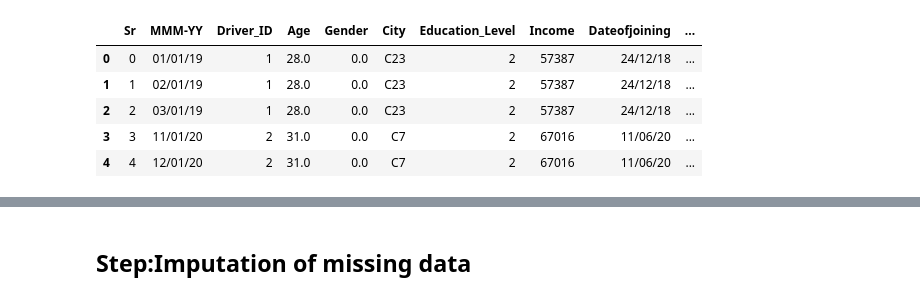
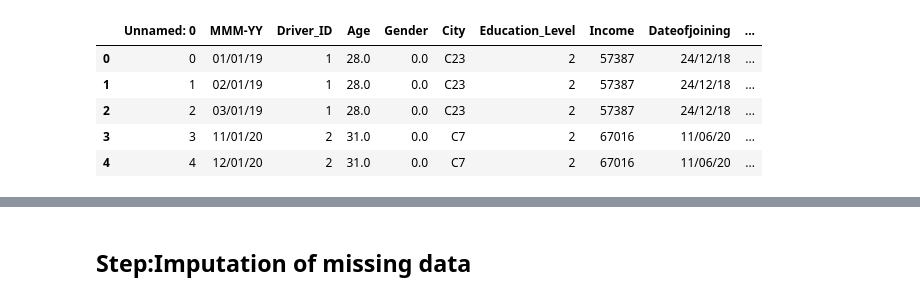
Before and after one commit to Sail2304/Ola-driver-churn, a Jupyter notebook: research/ola.ipynb, the cells around one changed output, grey strips where cells are left out. Saved outputs shown, nothing was run; the diff lists cells and outputs as text; code cells hidden in the pictures.

```diff
--- a/research/ola.ipynb
+++ b/research/ola.ipynb
@@ -33,11 +33,11 @@ from sklearn.metrics import classification_report,confusion_matrix
 # %%
 #_data.to_csv('ola_driver_churn_old.csv')
 # download above file-- introduce null values in  gender and age
-data=pd.read_csv('D:\\Scaler Course\\OLACaseStudy\\Ola-driver-churn\\artifacts\\data_ingestion\\OLA_drivers.csv')
+_data=pd.read_csv('/Users/suraaj/Downloads/ola_driver_scaler_.csv')
 # %%
-data.head()
+_data.head()
 # %% [output]
-|  | Sr | MMM-YY | Driver_ID | Age | Gender | City | Education_Level | Income | Dateofjoining | ... |
+|  | Unnamed: 0 | MMM-YY | Driver_ID | Age | Gender | City | Education_Level | Income | Dateofjoining | ... |
 | 0 | 0 | 01/01/19 | 1 | 28.0 | 0.0 | C23 | 2 | 57387 | 24/12/18 | ... |
 | 1 | 1 | 02/01/19 | 1 | 28.0 | 0.0 | C23 | 2 | 57387 | 24/12/18 | ... |
 | 2 | 2 | 03/01/19 | 1 | 28.0 | 0.0 | C23 | 2 | 57387 | 24/12/18 | ... |
```
Also changed, not shown: parts of 54 cells of this notebook, 26 other files.
